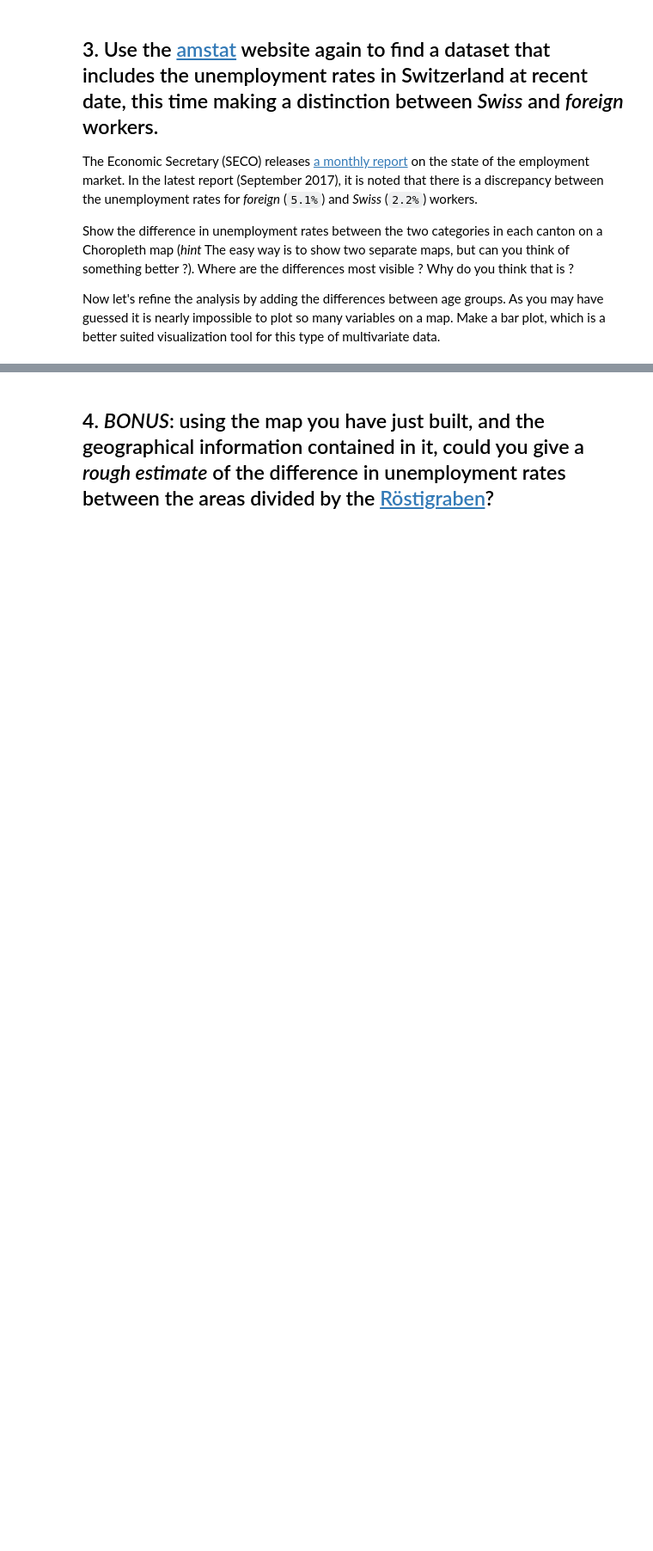
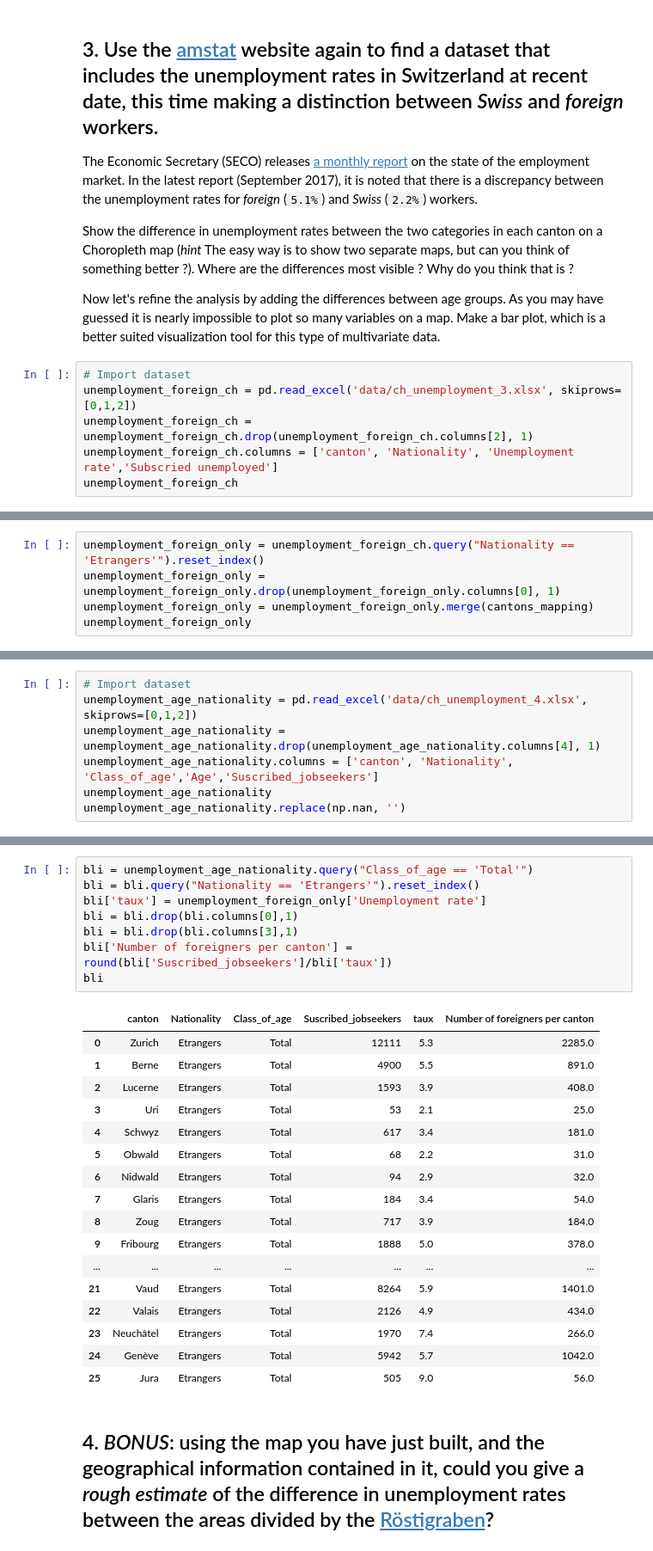
Before and after one commit to mosimann/ADA, a Jupyter notebook: 03 - Interactive Viz/Homework 3.ipynb, the cells around one changed output, grey strips where cells are left out. Shown at 86% size. Saved outputs shown, nothing was run; the diff lists cells and outputs as text; blank space fills up the shorter version.

```diff
--- a/03 - Interactive Viz/Homework 3.ipynb
+++ b/03 - Interactive Viz/Homework 3.ipynb
@@ -331,3 +332,9 @@ swiss_choropleth(new_unemployment_ch_to_plot, ['abbreviation', 'new_unemployment
    Show the difference in unemployment rates between the two categories in each canton on a Choropleth map (*hint* The easy way is to show two separate maps, but can you think of something better ?). Where are the differences most visible ? Why do you think that is ?
 
    Now let's refine the analysis by adding the differences between age groups. As you may have guessed it is nearly impossible to plot so many variables on a map. Make a bar plot, which is a better suited visualization tool for this type of multivariate data.
+# %%
+# Import dataset
+unemployment_foreign_ch = pd.read_excel('data/ch_unemployment_3.xlsx', skiprows=[0,1,2])
+unemployment_foreign_ch = unemployment_foreign_ch.drop(unemployment_foreign_ch.columns[2], 1)
+unemployment_foreign_ch.columns = ['canton', 'Nationality', 'Unemployment rate','Subscried unemployed']
+unemployment_foreign_ch
@@ -333,0 +382,5 @@ swiss_choropleth(new_unemployment_ch_to_plot, ['abbreviation', 'new_unemployment
+# %%
+unemployment_foreign_only = unemployment_foreign_ch.query("Nationality == 'Etrangers'").reset_index()
+unemployment_foreign_only = unemployment_foreign_only.drop(unemployment_foreign_only.columns[0], 1)
+unemployment_foreign_only = unemployment_foreign_only.merge(cantons_mapping)
+unemployment_foreign_only
@@ -333,0 +423,7 @@ swiss_choropleth(new_unemployment_ch_to_plot, ['abbreviation', 'new_unemployment
+# %%
+# Import dataset
+unemployment_age_nationality = pd.read_excel('data/ch_unemployment_4.xlsx', skiprows=[0,1,2])
+unemployment_age_nationality = unemployment_age_nationality.drop(unemployment_age_nationality.columns[4], 1)
+unemployment_age_nationality.columns = ['canton', 'Nationality', 'Class_of_age','Age','Suscribed_jobseekers']
+unemployment_age_nationality
+unemployment_age_nationality.replace(np.nan, '')
@@ -334,2 +449,28 @@ swiss_choropleth(new_unemployment_ch_to_plot, ['abbreviation', 'new_unemployment
+# %%
+bli = unemployment_age_nationality.query("Class_of_age == 'Total'")
+bli = bli.query("Nationality == 'Etrangers'").reset_index()
+bli['taux'] = unemployment_foreign_only['Unemployment rate']
+bli = bli.drop(bli.columns[0],1)
+bli = bli.drop(bli.columns[3],1)
+bli['Number of foreigners per canton'] = round(bli['Suscribed_jobseekers']/bli['taux'])
+bli
+# %% [output]
+|  | canton | Nationality | Class_of_age | Suscribed_jobseekers | taux | Number of foreigners per canton |
+| 0 | Zurich | Etrangers | Total | 12111 | 5.3 | 2285.0 |
+| 1 | Berne | Etrangers | Total | 4900 | 5.5 | 891.0 |
+| 2 | Lucerne | Etrangers | Total | 1593 | 3.9 | 408.0 |
+| 3 | Uri | Etrangers | Total | 53 | 2.1 | 25.0 |
+| 4 | Schwyz | Etrangers | Total | 617 | 3.4 | 181.0 |
+| 5 | Obwald | Etrangers | Total | 68 | 2.2 | 31.0 |
+| 6 | Nidwald | Etrangers | Total | 94 | 2.9 | 32.0 |
+| 7 | Glaris | Etrangers | Total | 184 | 3.4 | 54.0 |
+| 8 | Zoug | Etrangers | Total | 717 | 3.9 | 184.0 |
+| 9 | Fribourg | Etrangers | Total | 1888 | 5.0 | 378.0 |
+| ... | ... | ... | ... | ... | ... | ... |
+| 21 | Vaud | Etrangers | Total | 8264 | 5.9 | 1401.0 |
+| 22 | Valais | Etrangers | Total | 2126 | 4.9 | 434.0 |
+| 23 | Neuchâtel | Etrangers | Total | 1970 | 7.4 | 266.0 |
+| 24 | Genève | Etrangers | Total | 5942 | 5.7 | 1042.0 |
+| 25 | Jura | Etrangers | Total | 505 | 9.0 | 56.0 |
 # %% [markdown]
 ## 4. *BONUS*: using the map you have just built, and the geographical information contained in it, could you give a *rough estimate* of the difference in unemployment rates between the areas divided by the [Röstigraben](https://en.wikipedia.org/wiki/R%C3%B6stigraben)?
```
Also changed, not shown: parts of 12 cells of this notebook, 3 other files.
